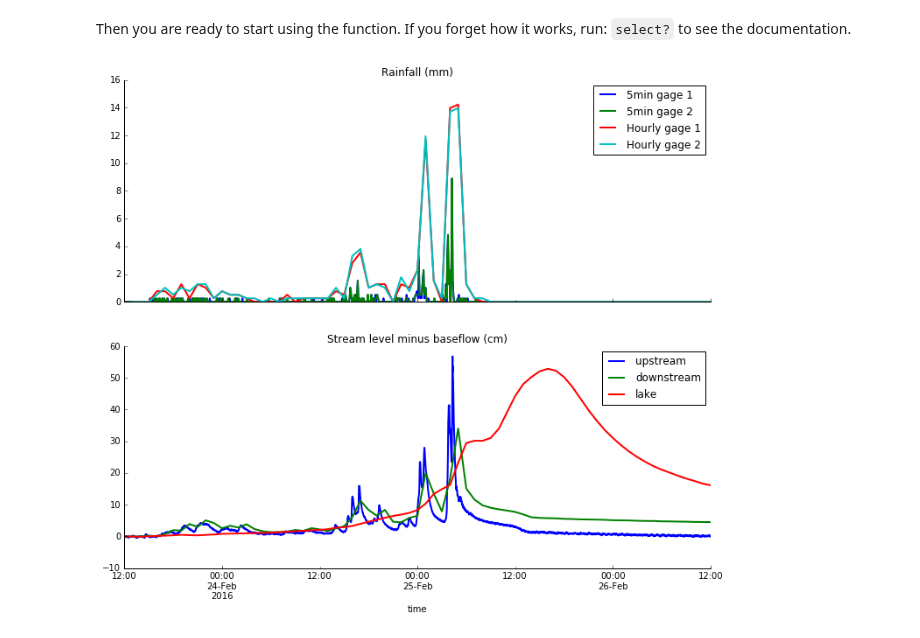
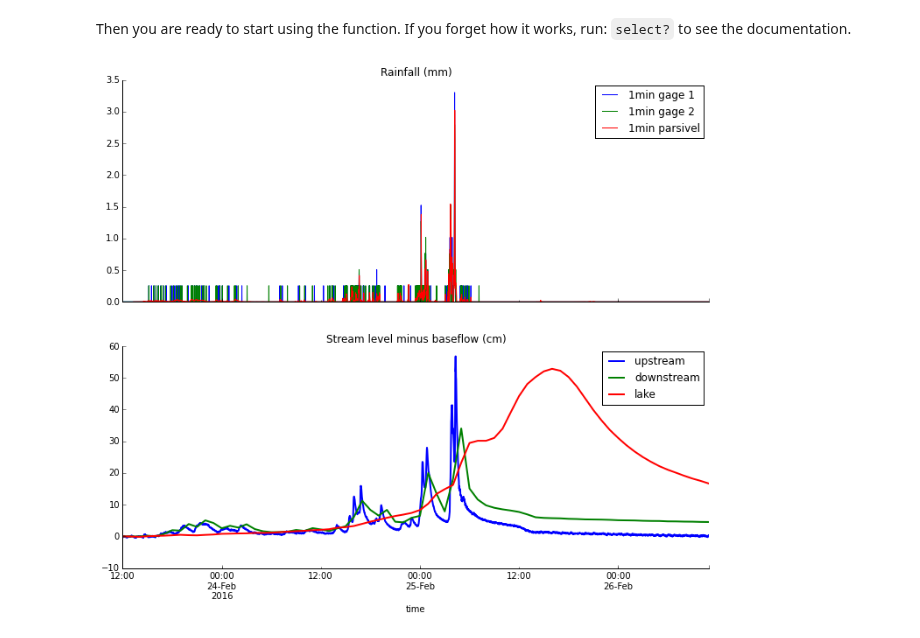
Before and after one commit to jsignell/intro-to-netcdf, a Jupyter notebook: Intro to Python.ipynb, the cells around one changed output. Cells and saved outputs as stored; diff of their text form; code cells hidden in the pictures.

```diff
--- a/Intro to Python.ipynb
+++ b/Intro to Python.ipynb
@@ -228,33 +228,37 @@ from select import select
 # %% [markdown]
 Then you are ready to start using the function. If you forget how it works, run: `select?` to see the documentation.
 # %%
-broadmead_rain = select('broadmead', ['Rain_1_mm_Tot','Rain_2_mm_Tot'], '2016-02-23 12:00:00', '2016-02-26 12:00:00')
-washington_lake = select('washington_lake', 'Lvl_cm_Avg', '2016-02-23 12:00:00', '2016-02-26 12:00:00')
-washington_down = select('washington_down', 'Corrected_cm_Avg', '2016-02-23 12:00:00', '2016-02-26 12:00:00')
-washington_up = select('washington_up', 'Corrected_cm_Avg', '2016-02-23 12:00:00', '2016-02-26 12:00:00')
+broadmead_rain = select('broadmead_1min', ['Rain_1_mm_Tot','Rain_2_mm_Tot'], '2016-02-23 12:00:00', '2016-02-26 11:00:00')
+washington_lake = select('washington_lake', 'Lvl_cm_Avg', '2016-02-23 12:00:00', '2016-02-26 11:00:00')
+washington_down = select('washington_down', 'Corrected_cm_Avg', '2016-02-23 12:00:00', '2016-02-26 11:00:00')
+washington_up = select('washington_up', 'Corrected_cm_Avg', '2016-02-23 12:00:00', '2016-02-26 11:00:00')
+# %%
+broadmead_parsivel = select('broadmead_parsivel', 'rain_intensity', '2016-02-23 12:00:00', '2016-02-26 11:00:00')
+par_1min = broadmead_parsivel.resample('1min', how='mean', label='right')
 # %%
 fig, axes = plt.subplots(ncols=1, nrows=2, figsize=(12,10), sharex=True)
 
 for ax in axes:
     # Hide the right and top spines
     ax.spines['right'].set_visible(False)
     ax.spines['top'].set_visible(False)
 
     # Only show ticks on the left and bottom spines
     ax.yaxis.set_ticks_position('left')
     ax.xaxis.set_ticks_position('bottom')
 
-broadmead_rain.plot(ax=axes[0], linewidth=2)
-broadmead_rain.resample('1H', how='sum', label='right').plot(ax=axes[0], linewidth=2)
+broadmead_rain.plot(ax=axes[0], linewidth=1)
+(par_1min/60).plot(ax=axes[0], linewidth=1)
+
 axes[0].set_title('Rainfall (mm)')
-axes[0].legend(['5min gage 1','5min gage 2', 'Hourly gage 1', 'Hourly gage 2'])
+axes[0].legend(['1min gage 1','1min gage 2','1min parsivel'])
 
 (washington_up-washington_up.iloc[0,0]).plot(ax=axes[1], linewidth=2)
 (washington_down-washington_down.iloc[0,0]).plot(ax=axes[1], linewidth=2)
 (washington_lake-washington_lake.iloc[0,0]).plot(ax=axes[1], linewidth=2)
 axes[1].set_title('Stream level minus baseflow (cm)')
 axes[1].legend(['upstream','downstream', 'lake'])
 plt.savefig('Rain and discharge.png')
 plt.show()
 # %% [output]
-[figure, old version]
+[figure, new version]
```
Also changed, not shown: parts of 8 cells of this notebook, 3 other files.
